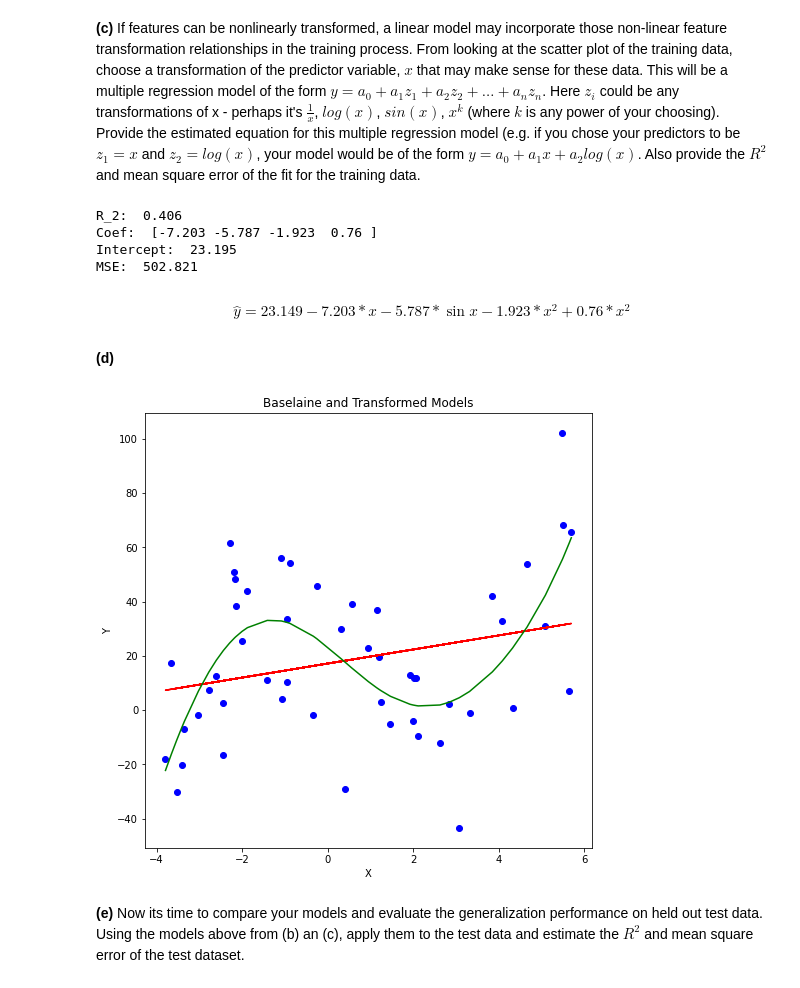
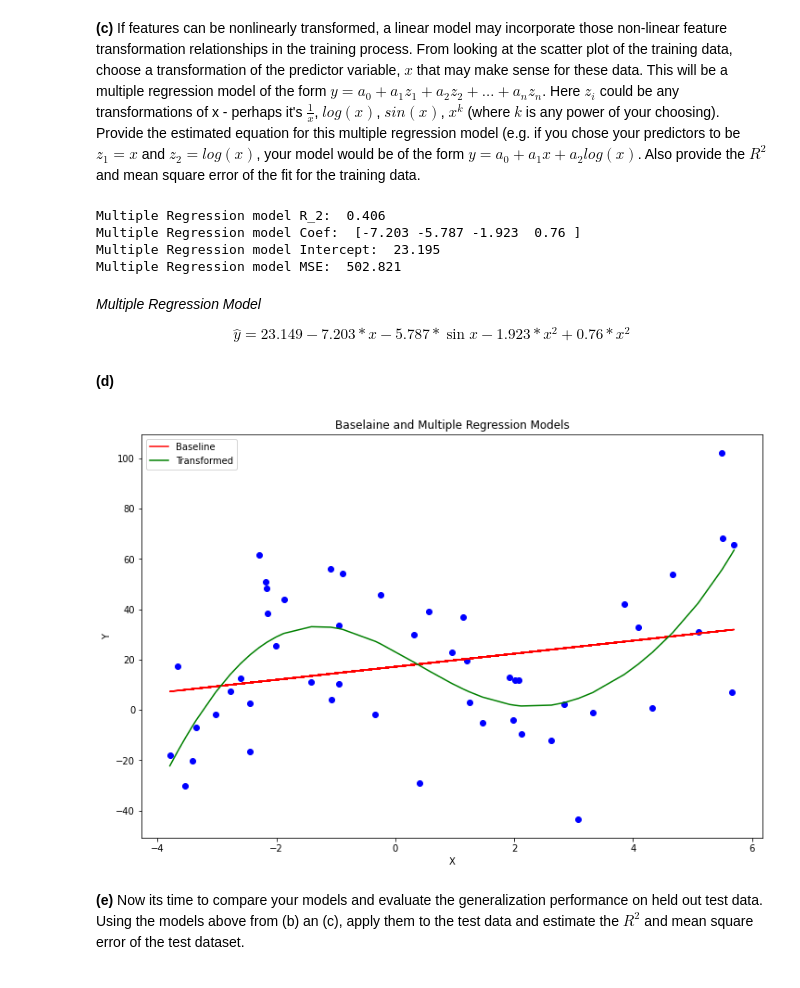
Before and after one commit to HarTigran/ids705, a Jupyter notebook: assignments/Assignment_2.ipynb, the cells around one changed output. Cells and saved outputs as stored; diff of their text form; code cells hidden in the pictures.

```diff
--- a/assignments/Assignment_2.ipynb
+++ b/assignments/Assignment_2.ipynb
@@ -576,47 +615,57 @@ $$ \hat{y} = 17.205 + 2.591*x$$
 # %% [markdown]
 **(c)** If features can be nonlinearly transformed, a linear model may incorporate those non-linear feature transformation relationships in the training process. From looking at the scatter plot of the training data, choose a transformation of the predictor variable, $x$ that may make sense for these data. This will be a multiple regression model of the form $y = a_0 + a_1 z_1 + a_2 z_2 + \ldots + a_n z_n$. Here $z_i$ could be any transformations of x - perhaps it's $\frac{1}{x}$, $log(x)$, $sin(x)$, $x^k$ (where $k$ is any power of your choosing). Provide the estimated equation for this multiple regression model (e.g. if you chose your predictors to be $z_1 = x$ and $z_2 = log(x)$, your model would be of the form $y = a_0 + a_1 x + a_2 log(x)$. Also provide the $R^2$ and mean square error of the fit for the training data.
 # %%
-d = x_train[:, None]
-d_1 = np.sin(d)
-d_2 = d**2
-d_3 = d**3
-l_1 = np.append(d,d_1,1)
-l_2 = np.append(l_1,d_2,1)
-x_train_m = np.append(l_2,d_3,1)
+x_train_2D = x_train[:, None]  # change x-train shape
+x_train_sin = np.sin(x_train_2D)  # creating new variable sin(x_train)
+x_train_sqr = x_train_2D**2  # creating new variable x_train squared
+x_train_cb = x_train_2D**3  # creating new variable x_train cube
+l_1 = np.append(x_train_2D, x_train_sin, 1)  # add sin(x) as predictor variable
+l_2 = np.append(l_1, x_train_sqr, 1)  # add x_train squared as predictor variable
+x_train_m = np.append(l_2, x_train_cb, 1)  # add x_train cube as predictor variable
 
-reg_1 = LinearRegression().fit(x_train_m,y_train)
+reg_1 = LinearRegression().fit(x_train_m, y_train)
 y_pred_m = reg_1.predict(x_train_m)
-R_2_M = reg_1.score(x_train_m,y_train)
+R_2_M = reg_1.score(x_train_m, y_train)
 MSE_M = mean_squared_error(y_train, y_pred_m)
-print("R_2: ",np.round(R_2_M,3))
-print("Coef: ",np.round(reg_1.coef_,3))
-print("Intercept: ",np.round(reg_1.intercept_,3))
-print("MSE: ",np.round(MSE_M,3))
+print("Multiple Regression model R_2: ", np.round(R_2_M, 3))
+print("Multiple Regression model Coef: ", np.round(reg_1.coef_, 3))
+print("Multiple Regression model Intercept: ", np.round(reg_1.intercept_, 3))
+print("Multiple Regression model MSE: ", np.round(MSE_M, 3))
 # %% [output]
-R_2:  0.406
-Coef:  [-7.203 -5.787 -1.923  0.76 ]
-Intercept:  23.195
-MSE:  502.821
+Multiple Regression model R_2:  0.406
+Multiple Regression model Coef:  [-7.203 -5.787 -1.923  0.76 ]
+Multiple Regression model Intercept:  23.195
+Multiple Regression model MSE:  502.821
 # %% [markdown]
+*Multiple Regression Model*
+
 $$ \hat{y} = 23.149 -7.203*x - 5.787*\sin{x} - 1.923*x^2 + 0.76*x^2$$
 # %% [markdown]
 **(d)**
 # %%
-plt.figure(figsize = (8,8))
-plt.scatter(x_train, y_train,color='b')
-plt.plot(x_train.reshape(-1, 1), reg.predict(x_train.reshape(-1, 1)),color='r')#, lable = "Baseline")
+plt.figure(figsize=(12, 8))
+# plot train dataset
+plt.scatter(x_train, y_train, color="b")
+
+# plot baseline model
+x = x_train.reshape(-1, 1)
+y = reg.predict(x)
+plt.plot(x, y, color="r", label="Baseline")
+
+# plot Multiple Regression model
 arr1inds = x_train.argsort()
 sorted_arr1 = x_train[arr1inds[::-1]]
 sorted_arr2 = y_pred_m[arr1inds[::-1]]
-plt.plot(sorted_arr1, sorted_arr2,color='green')#, label = "Transformed")
-plt.title('Baselaine and Transformed Models')
-plt.xlabel('X')
-plt.ylabel('Y')
-#plt.lable()
+plt.plot(sorted_arr1, sorted_arr2, color="green", label="Transformed")
+
+plt.title("Baselaine and Multiple Regression Models")
+plt.xlabel("X")
+plt.ylabel("Y")
+plt.legend()
 
 plt.show()
 # %% [output]
-[figure, old version]
+[figure, new version]
 # %% [markdown]
 **(e)** Now its time to compare your models and evaluate the generalization performance on held out test data. Using the models above from (b) an (c), apply them to the test data and estimate the $R^2$ and mean square error of the test dataset.
 # %%
```
Also changed, not shown: parts of 31 cells of this notebook.
